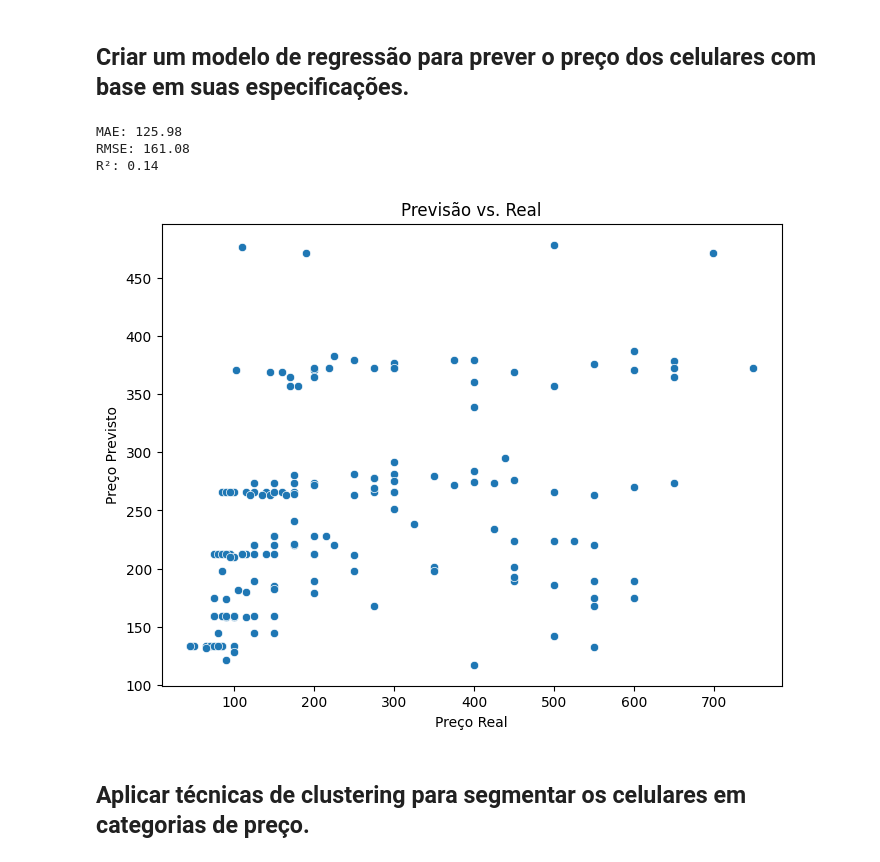
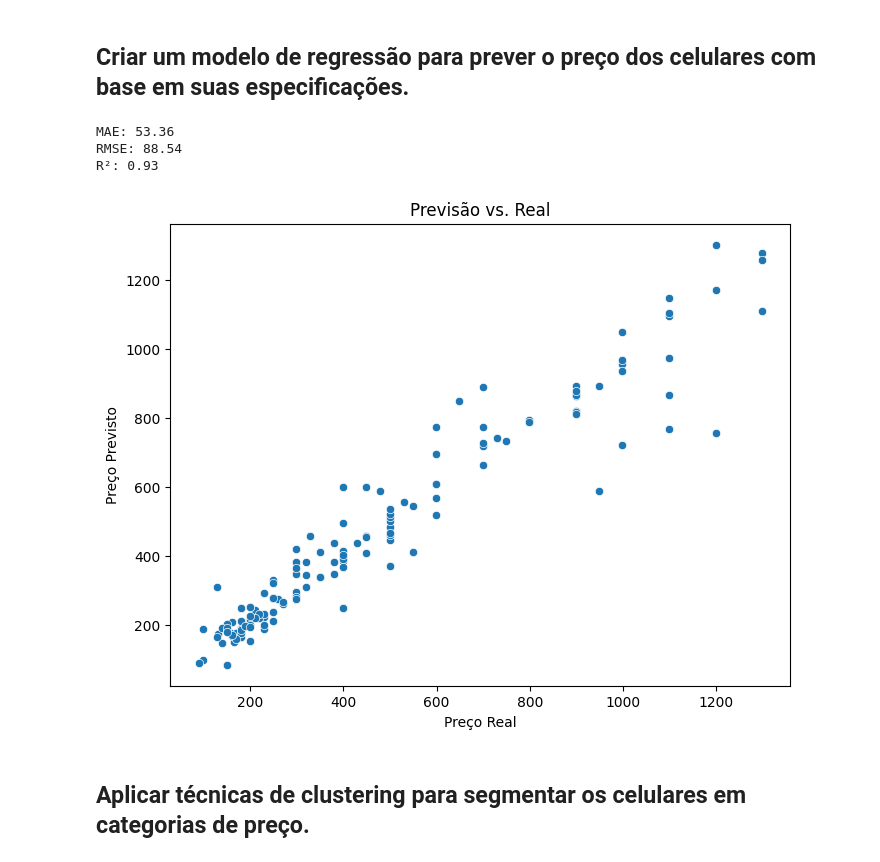
Before and after one commit to luan15/Data-Analysis-Celulares-, a Jupyter notebook: Análise e Previsão de Preços de Celulares.ipynb, the cells around one changed output. Cells and saved outputs as stored; diff of their text form; code cells hidden in the pictures.

```diff
--- a/Análise e Previsão de Preços de Celulares.ipynb
+++ b/Análise e Previsão de Preços de Celulares.ipynb
@@ -117,8 +118,8 @@ df_tratado = df.copy()
 
 # Renomeando as colunas
 novas_colunas = ['Company Name', 'Model Name', 'Mobile Weight (g)', 'RAM (GB)',
-                 'Front Camera', 'Back Camera', 'Processor',
-                 'Battery Capacity (mAh)','Screen Size',
+                 'Front Camera (MP)', 'Back Camera', 'Processor',
+                 'Battery Capacity (mAh)','Screen Size (inches)',
                  'Launched Price (PKR)','Launched Price (INR)',
                  'Launched Price (CNY)', 'Launched Price (USD)',
                  'Launched Price (AED)', 'Launched Year']
@@ -126,21 +127,3 @@ novas_colunas = ['Company Name', 'Model Name', 'Mobile Weight (g)', 'RAM (GB)',
 df_tratado.columns = novas_colunas
 # %% [markdown]
 ## **Converter tipos de dados.**
-# %%
-# Função para tratar valores extraindo números e calculando a média
-def tratar_valor(value):
-    numbers = re.findall(r'\d+', str(value))
-    numbers = list(map(int, numbers))
-    return sum(numbers) / len(numbers) if numbers else None
-
-# Lista de colunas que devem ser tratadas com a função `tratar_valor`
-colunas_para_tratar = ['Mobile Weight (g)', 'RAM (GB)', 'Battery Capacity (mAh)',
-                       'Launched Price (PKR)', 'Launched Price (INR)',
-                       'Launched Price (CNY)', 'Launched Price (USD)',
-                       'Launched Price (AED)']
-
-# Convertendo tipos de dados de str para int ou float
-for coluna in colunas_para_tratar[:3]:
-    df_tratado[coluna] = df_tratado[coluna].astype(str).str.replace(',', '').apply(tratar_valor).astype(int)
-for coluna in colunas_para_tratar[3:]:
-    df_tratado[coluna] = df_tratado[coluna].astype(str).str.replace(',', '').apply(tratar_valor)
@@ -323,8 +381,16 @@ plotar_barras(df_tratado_sem_outliers, 'Company Name', 'Launched Price (USD)')
 ## **Criar um modelo de regressão para prever o preço dos celulares com base em suas especificações.**
 # %%
 # Selecionar colunas relevantes
-features = ['RAM (GB)', 'Battery Capacity (mAh)']
+features = ['Company Name', 'Mobile Weight (g)', 'RAM (GB)',
+            'Front Camera (MP)', 'Processor', 'Battery Capacity (mAh)',
+            'Screen Size (inches)', 'Main Camera (MP)', 'Ultra-wide Camera (MP)',
+            'Telephoto Camera (MP)', 'Macro Camera (MP)', 'Storage (GB)']
 target = 'Launched Price (USD)'
+
+
+label_encoder = LabelEncoder()
+df_tratado_sem_outliers['Company Name'] = label_encoder.fit_transform(df_tratado_sem_outliers['Company Name'])
+df_tratado_sem_outliers['Processor'] = label_encoder.fit_transform(df_tratado_sem_outliers['Processor'])
 
 # Criar novo DataFrame apenas com essas colunas
 df_model = df_tratado_sem_outliers[features + [target]]
@@ -340,38 +406,44 @@ X_train, X_test, y_train, y_test = train_test_split(X, y, test_size=0.2, random_
 scaler = StandardScaler()
 X_train = scaler.fit_transform(X_train)
 X_test = scaler.transform(X_test)
 
 # Criar e treinar o modelo
-model = LinearRegression()
+model = xgb.XGBRegressor(objective='reg:squarederror',
+                         colsample_bytree=0.3,
+                         learning_rate=0.1,
+                         max_depth=5,
+                         alpha=10,
+                         n_estimators=1000)
+
 model.fit(X_train, y_train)
 
 # Fazer previsões
 y_pred = model.predict(X_test)
 
 # Erro Absoluto Médio (MAE)
 mae = mean_absolute_error(y_test, y_pred)
 
 # Raiz do Erro Quadrático Médio (RMSE)
 rmse = np.sqrt(mean_squared_error(y_test, y_pred))
 
 # R² (quanto maior, melhor)
 r2 = r2_score(y_test, y_pred)
 
 print(f"MAE: {mae:.2f}")
 print(f"RMSE: {rmse:.2f}")
 print(f"R²: {r2:.2f}")
 
 plt.figure(figsize=(8,6))
 sns.scatterplot(x=y_test, y=y_pred)
 plt.xlabel("Preço Real")
 plt.ylabel("Preço Previsto")
 plt.title("Previsão vs. Real")
 plt.show()
 # %% [output]
-MAE: 125.98
-RMSE: 161.08
-R²: 0.14
+MAE: 53.36
+RMSE: 88.54
+R²: 0.93
-[figure, old version]
+[figure, new version]
 # %% [markdown]
 ## **Aplicar técnicas de clustering para segmentar os celulares em categorias de preço.**
 # %%
```
Also changed, not shown: parts of 14 cells of this notebook.
